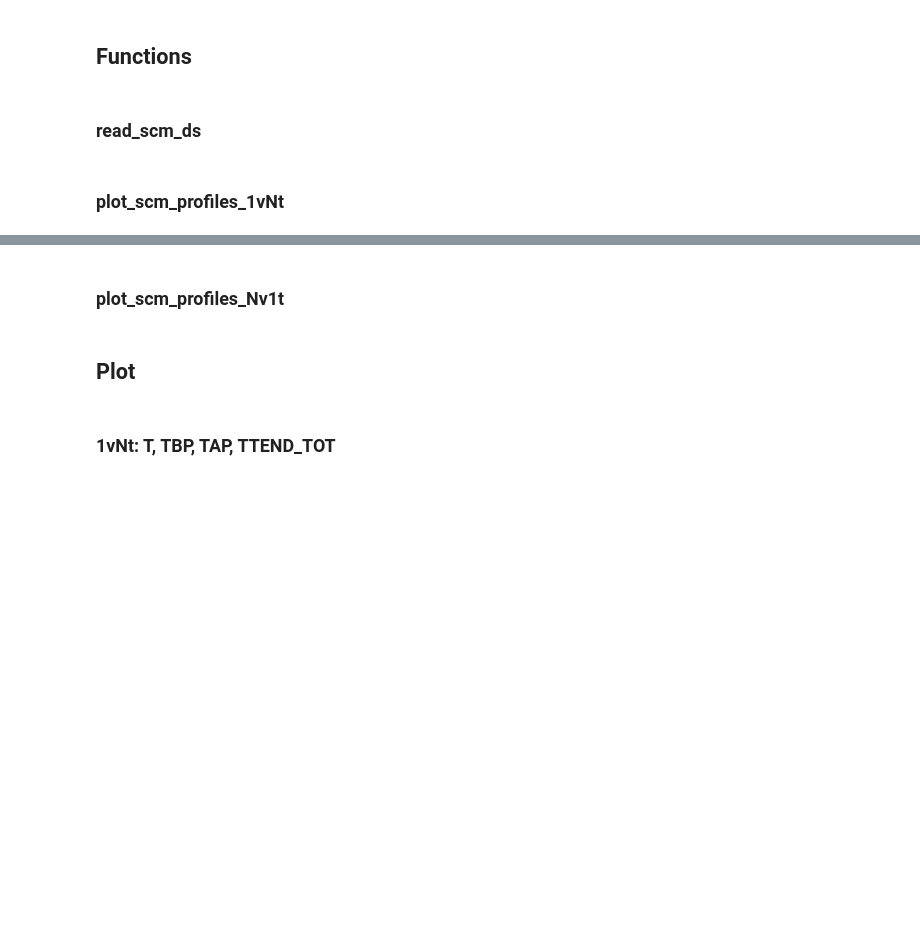
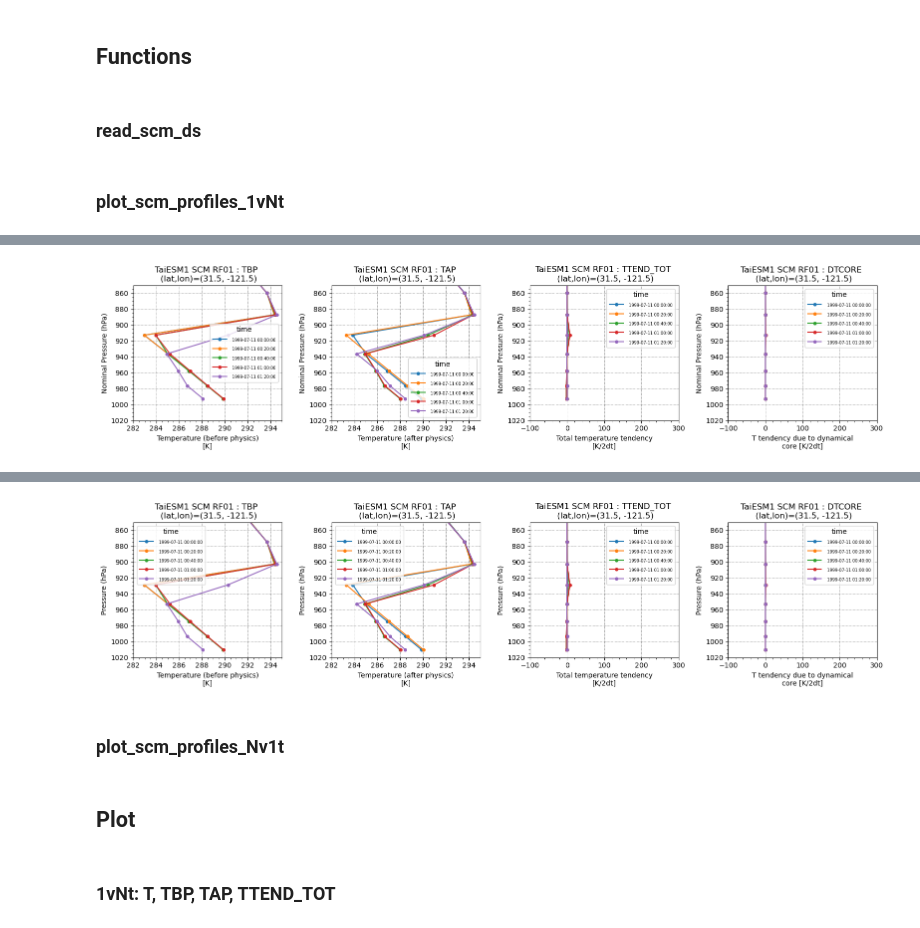
Before and after one commit to yihsuanchen/TaiESM1_Sc_diag, a Jupyter notebook: scam_taiesm1/plot/plot-scm_profiles.ipynb, the cells around one changed output, grey strips where cells are left out. Cells and saved outputs as stored; diff of their text form; code cells hidden in the pictures; blank space fills up the shorter version.

Commit message:
add yy_option=play, (lat,lon) on the title in plot_scm_profiles_1vNt

```diff
--- a/scam_taiesm1/plot/plot-scm_profiles.ipynb
+++ b/scam_taiesm1/plot/plot-scm_profiles.ipynb
@@ -59,8 +61,9 @@ if (do_test == "t1"):
 ### plot_scm_profiles_1vNt
 # %%
 def plot_scm_profiles_1vNt (ds, variable_names,
-                            tt1=0, tt2=6, jj=0, ii=0, ylim_p=[1000,850], xlim=None,
+                            tt1=0, tt2=6, jj=0, ii=0, ylim_p=[1020,850], xlim=None,
                             title = "TaiESM1 SCM RF01 :",
+                            yy_option='lev',
                             do_units=True,
                             units_custom="tend_per_2dt",
                            ):
@@ -111,13 +114,24 @@ def plot_scm_profiles_1vNt (ds, variable_names,
         else:
             xlim_var = None
 
+        #--- change lev values to pressure
+        if (yy_option == "play"):
+            ds1 = yhc.diagnose_var(ds, ['play'])
+            #print(ds1['play'][tt1, :, jj, ii])
+            var_data = var_data.assign_coords(lev=ds1['play'][tt1, :, jj, ii].values)
+            ylabel = "Pressure (hPa)"
+        else:
+            ylabel = "Nominal Pressure (hPa)"
+
         var_data.plot.line(ax=ax, y='lev', yincrease=False, ylim=ylim_p, xlim=xlim_var, marker='o', markersize=4)
 
         ax.grid(True)
         ax.minorticks_on()
         ax.grid(which='major', color='gray', linestyle='-.', linewidth=0.5)        # set both X and Y grids
-        ax.set_title(f"{title} {var_name}")
-        ax.set_ylabel("Nominal Pressure (hPa)")
+
+        lat = ds1.lat[jj].values ; lon = ds1.lon[ii].values
+        ax.set_title(f"{title} {var_name} \n (lat,lon)=({lat}, {lon})")
+        ax.set_ylabel(ylabel)
 
         # Retrieve the legend
         legend = ax.get_legend()
@@ -140,7 +154,13 @@ xlim_custom = {
     "TTEND_TOT": [ttend_min, ttend_max], "MACPDT": [ttend_min, ttend_max], "MPDT": [ttend_min, ttend_max], "DTCORE": [ttend_min, ttend_max],
 
 }
-#plot_scm_profiles_1vNt(ds_scm, ['TBP','TAP', 'TTEND_TOT', 'DTCORE'], tt2=5, xlim=xlim_custom)
+
+choice = "RF01_orgIOP_psflx"
+ds_scm = read_scm_ds(choice)
+plot_scm_profiles_1vNt(ds_scm, ['TBP','TAP', 'TTEND_TOT', 'DTCORE'], tt2=5, xlim=xlim_custom)
+plot_scm_profiles_1vNt(ds_scm, ['TBP','TAP', 'TTEND_TOT', 'DTCORE'], tt2=5, xlim=xlim_custom, yy_option="play")
+
 #plot_scm_profiles_1vNt(ds_scm, ['T','TTEND_TOT','MACPDT','MPDT'], xlim=xlim_custom)
 #plot_scm_variables(ds_scm, ['Q','QVTEND_TOT'], xlim=xlim_custom)
 #plot_scm_variables(ds_scm, ['CLDLIQ','QLTEND_TOT'], xlim=xlim_custom)
+# %% [output]
@@ -146,0 +169 @@ xlim_custom = {
+[figure, added]
@@ -147,3 +172,4 @@ xlim_custom = {
+[figure, added]
 # %% [markdown]
 ### plot_scm_profiles_Nv1t
 # %%
```
Also changed, not shown: parts of 2 cells of this notebook.
